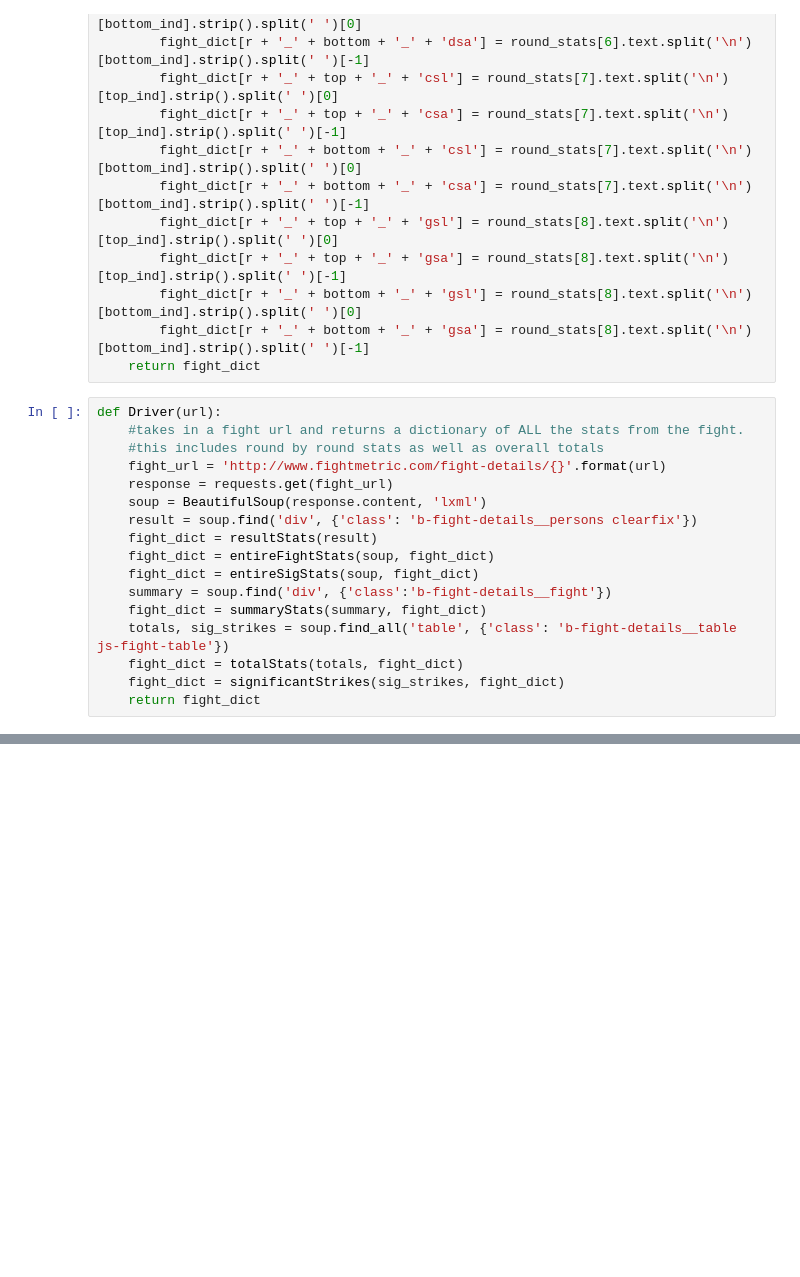
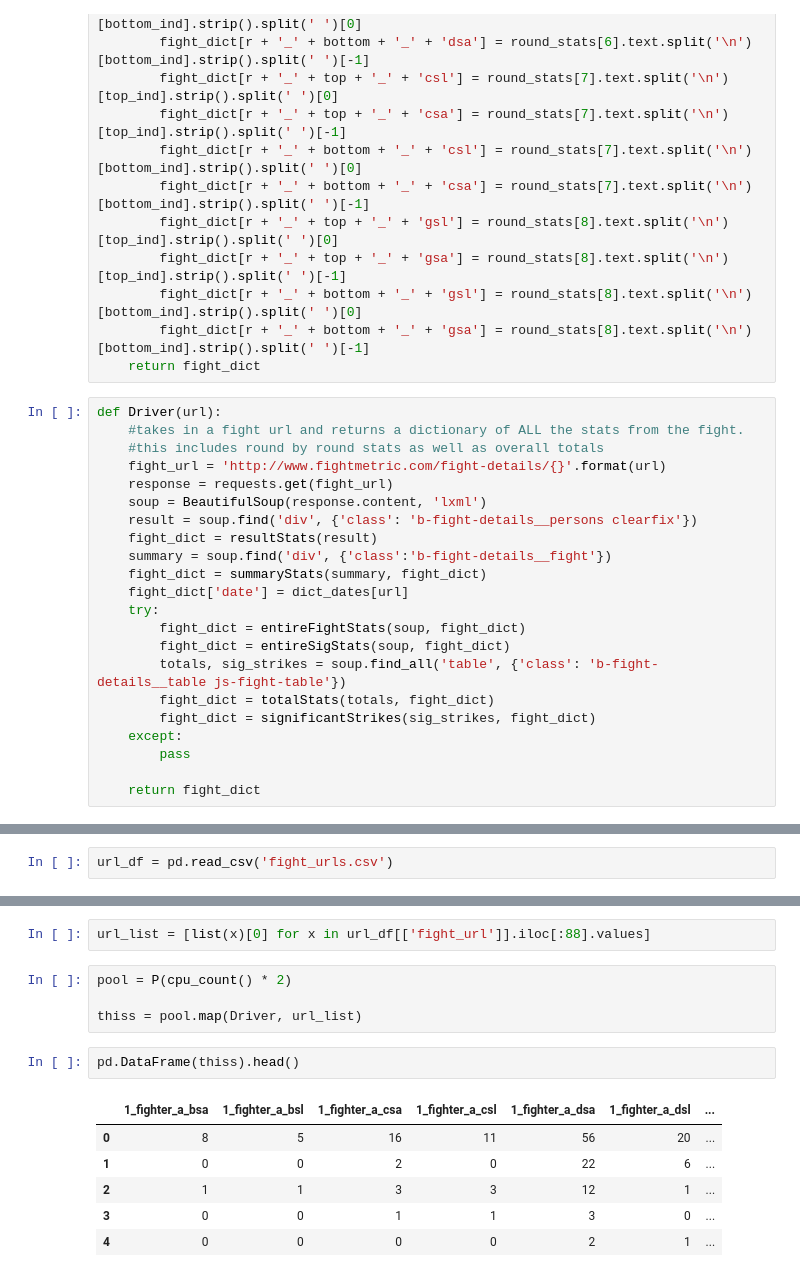
Before and after one commit to andrewadelson92/UFC, a Jupyter notebook: multiprocessing_scrape.ipynb, the cells around one changed output, grey strips where cells are left out. Drawn from its saved outputs; the diff is of its cells as text; blank space fills up the shorter version.

Commit message:
added multi-thread process to scrape fight data

```diff
--- a/multiprocessing_scrape.ipynb
+++ b/multiprocessing_scrape.ipynb
@@ -238,11 +189,16 @@ def Driver(url):
     soup = BeautifulSoup(response.content, 'lxml')
     result = soup.find('div', {'class': 'b-fight-details__persons clearfix'})
     fight_dict = resultStats(result)
-    fight_dict = entireFightStats(soup, fight_dict)
-    fight_dict = entireSigStats(soup, fight_dict)
     summary = soup.find('div', {'class':'b-fight-details__fight'})
     fight_dict = summaryStats(summary, fight_dict)
-    totals, sig_strikes = soup.find_all('table', {'class': 'b-fight-details__table js-fight-table'})
-    fight_dict = totalStats(totals, fight_dict)
-    fight_dict = significantStrikes(sig_strikes, fight_dict)
+    fight_dict['date'] = dict_dates[url]
+    try:
+        fight_dict = entireFightStats(soup, fight_dict)
+        fight_dict = entireSigStats(soup, fight_dict)
+        totals, sig_strikes = soup.find_all('table', {'class': 'b-fight-details__table js-fight-table'})
+        fight_dict = totalStats(totals, fight_dict)
+        fight_dict = significantStrikes(sig_strikes, fight_dict)
+    except:
+        pass
+
     return fight_dict
@@ -289,0 +255,2 @@ data.head()
+# %%
+url_df = pd.read_csv('fight_urls.csv')
@@ -289,0 +308,15 @@ data.head()
+# %%
+url_list = [list(x)[0] for x in url_df[['fight_url']].iloc[:88].values]
+# %%
+pool = P(cpu_count() * 2)
+
+thiss = pool.map(Driver, url_list)
+# %%
+pd.DataFrame(thiss).head()
+# %% [output]
+|  | 1_fighter_a_bsa | 1_fighter_a_bsl | 1_fighter_a_csa | 1_fighter_a_csl | 1_fighter_a_dsa | 1_fighter_a_dsl | ... |
+| 0 | 8 | 5 | 16 | 11 | 56 | 20 | ... |
+| 1 | 0 | 0 | 2 | 0 | 22 | 6 | ... |
+| 2 | 1 | 1 | 3 | 3 | 12 | 1 | ... |
+| 3 | 0 | 0 | 1 | 1 | 3 | 0 | ... |
+| 4 | 0 | 0 | 0 | 0 | 2 | 1 | ... |
```
Also changed, not shown: parts of 43 cells of this notebook, 7 other files.
